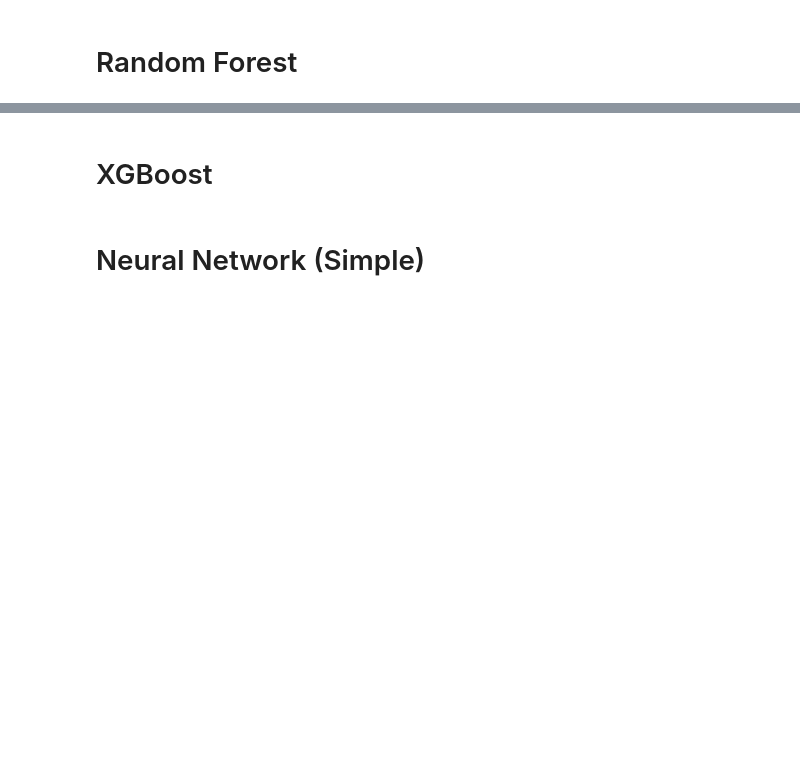
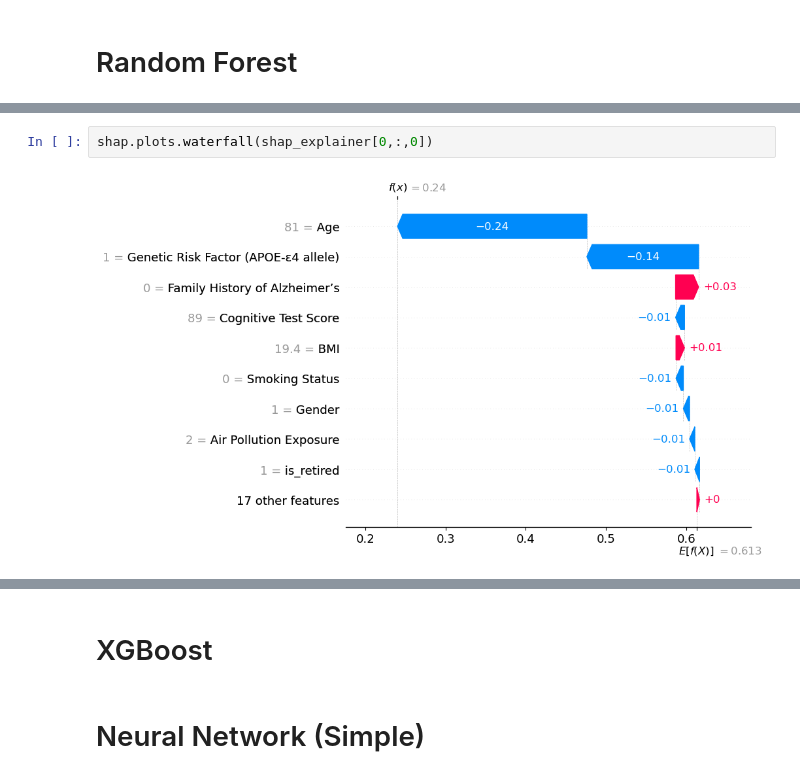
Before and after one commit to shaohong-g/Xai-example, a Jupyter notebook: classification.ipynb, the cells around one changed output, grey strips where cells are left out. Cells and saved outputs as stored; diff of their text form; blank space fills up the shorter version.

```diff
--- a/classification.ipynb
+++ b/classification.ipynb
@@ -182,0 +223,4 @@ feature_importances.plot.bar();
+# %%
+shap.plots.waterfall(shap_explainer[0,:,0])
+# %% [output]
+[figure, added]
```
Also changed, not shown: parts of 21 cells of this notebook, 2 other files.
